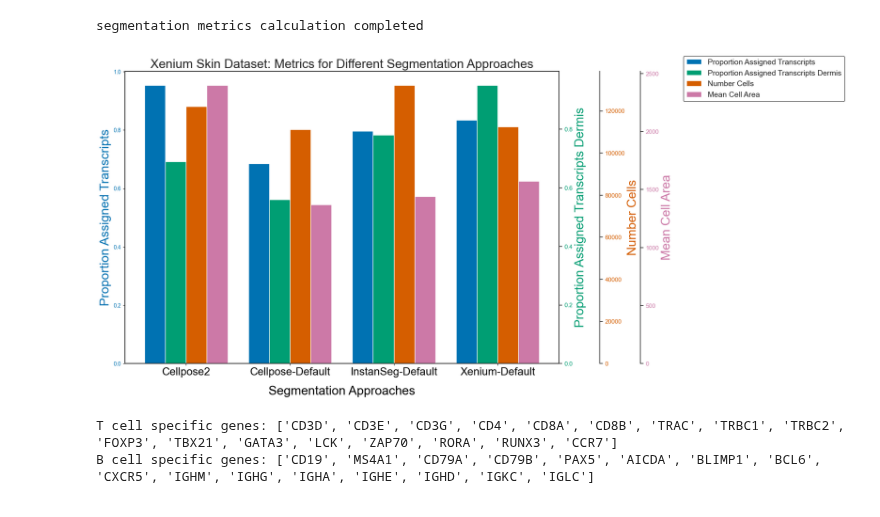
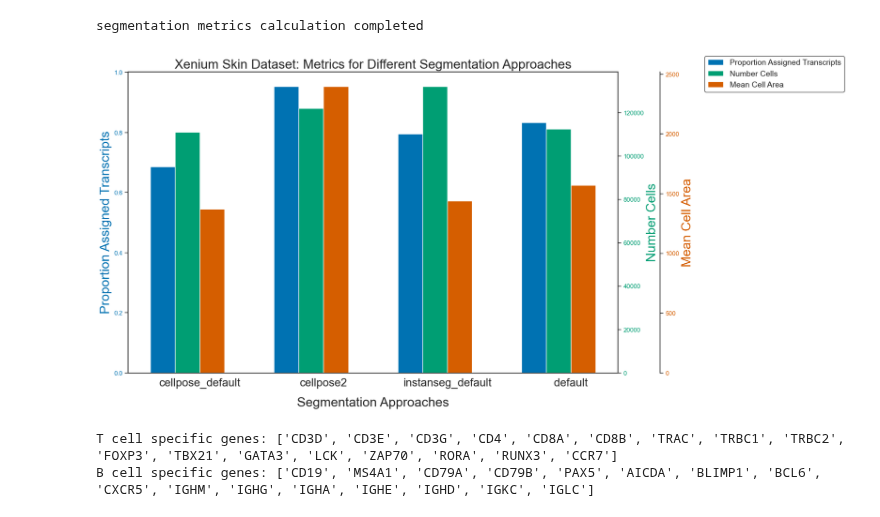
Before and after one commit to broadinstitute/celldega, a Jupyter notebook: notebooks/Segmentation_QC.ipynb, the cells around one changed output. Saved outputs shown, nothing was run; the diff lists cells and outputs as text; code cells hidden in the pictures.

```diff
--- a/notebooks/Segmentation_QC.ipynb
+++ b/notebooks/Segmentation_QC.ipynb
@@ -50,17 +22,12 @@ transcript_metadata_files = [ f'{seg_qc_dir}/inputs/{d}/partitioned_transcripts_
+# %%
+base_paths = ["data/processed_data/cellpose_default/",
+             "data/processed_data/cellpose2/",
+             "data/processed_data/instanseg_default/",
+             "data/Xenium_Prime_Human_Skin_FFPE_outs/"]
 # %%
-for directory, segmentation_approach, cell_polygon_metadata_file, cell_polygon_data_file, technology_name, transform_file, transcript_data_file, cell_boundaries_file, transcript_metadata_file, path_output_cell_metrics, path_output_gene_metrics in zip(directories, segmentation_approaches, cell_polygon_metadata_files, cell_polygon_data_files, technology_names, transform_files, transcript_data_files, cell_boundaries_files, transcript_metadata_files, paths_output_cell_metrics, paths_output_gene_metrics):
+for base_path in base_paths:
 
-    dega.qc.qc_segmentation(transcript_metadata_file = transcript_metadata_file,
-                          transcript_data_file = transcript_data_file,
-                          cell_polygon_metadata_file = cell_polygon_metadata_file,
-                          cell_polygon_data_file = cell_polygon_data_file,
-                          dataset_name = dataset_name,
-                          segmentation_approach = segmentation_approach,
-                          transform_file = transform_file,
-                          cell_boundaries_file = cell_boundaries_file,
-                          technology_name = technology_name,
-                          path_output_cell_metrics = path_output_cell_metrics,
-                          path_output_gene_metrics = path_output_gene_metrics)
+    dega.qc.qc_segmentation(base_path)
 # %% [output]
 segmentation metrics calculation completed
 segmentation metrics calculation completed
@@ -69,17 +36,13 @@ segmentation metrics calculation completed
 # %%
 combined_metrics = pd.DataFrame()
 
-for file in paths_output_cell_metrics:
-    df = pd.read_csv(file)
+for base_path in base_paths:
+    df = pd.read_csv(os.path.join(base_path, "cell_specific_qc.csv"))
     combined_metrics = pd.concat([combined_metrics, df], ignore_index=True)
 
 combined_metrics.drop(['Unnamed: 0'], axis=1, inplace=True)
 
-# Add additional metric for dermis region
-additional_metric = [0.69, 0.56, 0.78, 0.95]
-combined_metrics["proportion_assigned_transcripts_dermis"] = additional_metric
-
-metrics = ["proportion_assigned_transcripts", "proportion_assigned_transcripts_dermis", "number_cells", "mean_cell_area"]
+metrics = ["proportion_assigned_transcripts", "number_cells", "mean_cell_area"]
 segmentation_approaches = combined_metrics["segmentation_approach"].unique()
 
 bar_width = 0.2
@@ -117,34 +80,34 @@ for i, metric in enumerate(metrics[1:], start=1):
         label=metric.replace("_", " ").title()
     )
     ax_new.set_ylabel(metric.replace("_", " ").title(), color=colors[i - 1], fontsize=23)
     ax_new.tick_params(axis='y', labelcolor=colors[i - 1])
     axes.append(ax_new)
 
 # Combine legends from all axes
 handles, labels = [], []
 for ax in axes:
     h, l = ax.get_legend_handles_labels()
     handles.extend(h)
     labels.extend(l)
 
 # Create the legend
 fig.legend(
     handles,
     labels,
     loc='upper left',  # Adjust placement of legend
     bbox_to_anchor=(1, 1),  # Place the legend outside the plot
     fontsize=14,  # Increase font size for readability
     frameon=True,  # Add a border around the legend
     shadow=False,  # Avoid unnecessary shadowing
     edgecolor="black"  # Define the border color explicitly
 )
 
 # Title and layout adjustments
 ax.set_title("Xenium Skin Dataset: Metrics for Different Segmentation Approaches", fontsize=23)
 plt.tight_layout()
 plt.show()
 # %% [output]
-[figure, old version]
+[figure, new version]
 # %%
 # Lists of genes
 cell_A_name = "T cell"
```
Also changed, not shown: parts of 3 cells of this notebook, 3 other files.
